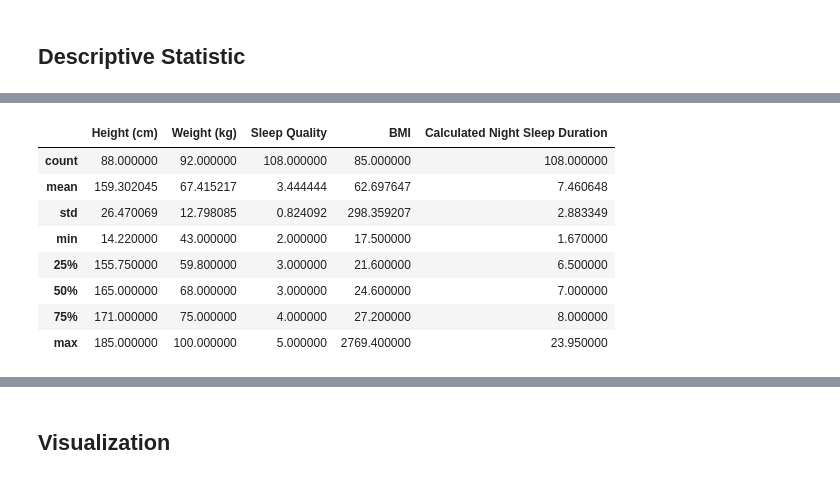
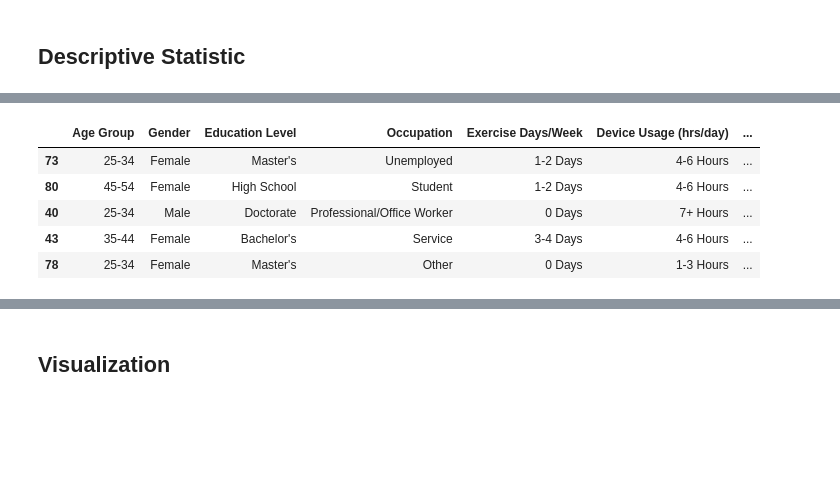
Before and after one commit to johnkimtech/sleep, a Jupyter notebook: destat_visualize.ipynb, the cells around one changed output, grey strips where cells are left out. Cells and saved outputs as stored; diff of their text form; code cells hidden in the pictures; blank space fills up the shorter version.

```diff
--- a/destat_visualize.ipynb
+++ b/destat_visualize.ipynb
@@ -44,12 +37,10 @@ df.sample(5)
-# %%
-df.describe()
-# %% [output]
-|  | Height (cm) | Weight (kg) | Sleep Quality | BMI | Calculated Night Sleep Duration |
-| count | 88.000000 | 92.000000 | 108.000000 | 85.000000 | 108.000000 |
-| mean | 159.302045 | 67.415217 | 3.444444 | 62.697647 | 7.460648 |
-| std | 26.470069 | 12.798085 | 0.824092 | 298.359207 | 2.883349 |
-| min | 14.220000 | 43.000000 | 2.000000 | 17.500000 | 1.670000 |
-| 25% | 155.750000 | 59.800000 | 3.000000 | 21.600000 | 6.500000 |
-| 50% | 165.000000 | 68.000000 | 3.000000 | 24.600000 | 7.000000 |
-| 75% | 171.000000 | 75.000000 | 4.000000 | 27.200000 | 8.000000 |
-| max | 185.000000 | 100.000000 | 5.000000 | 2769.400000 | 23.950000 |
+# %%
+df.drop(labels=["Timestamp"], inplace=True, axis=1)
+df.sample(5)
+# %% [output]
+|  | Age Group | Gender | Education Level | Occupation | Exercise Days/Week | Device Usage (hrs/day) | ... |
+| 73 | 25-34 | Female | Master's | Unemployed | 1-2 Days | 4-6 Hours | ... |
+| 80 | 45-54 | Female | High School | Student | 1-2 Days | 4-6 Hours | ... |
+| 40 | 25-34 | Male | Doctorate | Professional/Office Worker | 0 Days | 7+ Hours | ... |
+| 43 | 35-44 | Female | Bachelor's | Service | 3-4 Days | 4-6 Hours | ... |
+| 78 | 25-34 | Female | Master's | Other | 0 Days | 1-3 Hours | ... |
```
Also changed, not shown: parts of 8 cells of this notebook, 4 other files.
